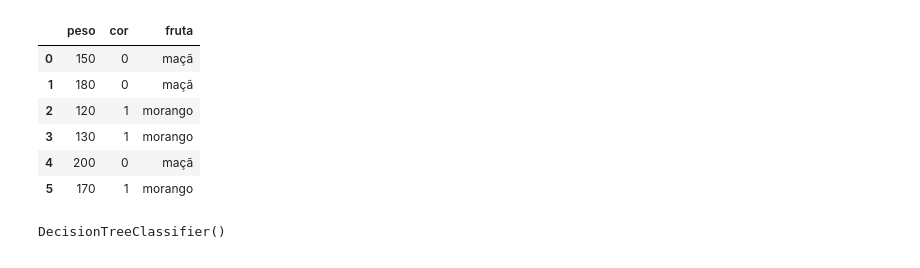
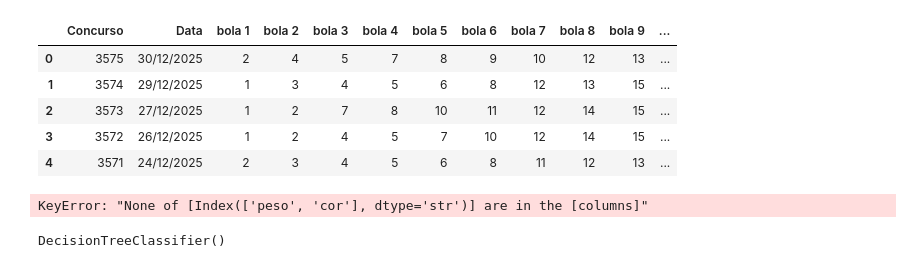
Before and after one commit to Julia-Gabriela/Inteligencia_Artificial_01-2026, a Jupyter notebook: Aula_4_Notebooks/Loterias_Colab.ipynb, the cells around one changed output. Drawn from its saved outputs; the diff is of its cells as text; code cells hidden in the pictures.

```diff
--- a/Aula_4_Notebooks/Loterias_Colab.ipynb
+++ b/Aula_4_Notebooks/Loterias_Colab.ipynb
@@ -16,16 +19,15 @@ import matplotlib.pyplot as plt
 # %%
 #ler CSV
 
-df = pd.read_csv('loteria.csv')
+df = pd.read_csv('loteria.csv', sep=';')
 df.head()
 # %% [output]
-|  | peso | cor | fruta |
-| 0 | 150 | 0 | maçã |
-| 1 | 180 | 0 | maçã |
-| 2 | 120 | 1 | morango |
-| 3 | 130 | 1 | morango |
-| 4 | 200 | 0 | maçã |
-| 5 | 170 | 1 | morango |
+|  | Concurso | Data | bola 1 | bola 2 | bola 3 | bola 4 | bola 5 | bola 6 | bola 7 | bola 8 | bola 9 | ... |
+| 0 | 3575 | 30/12/2025 | 2 | 4 | 5 | 7 | 8 | 9 | 10 | 12 | 13 | ... |
+| 1 | 3574 | 29/12/2025 | 1 | 3 | 4 | 5 | 6 | 8 | 12 | 13 | 15 | ... |
+| 2 | 3573 | 27/12/2025 | 1 | 2 | 7 | 8 | 10 | 11 | 12 | 14 | 15 | ... |
+| 3 | 3572 | 26/12/2025 | 1 | 2 | 4 | 5 | 7 | 10 | 12 | 14 | 15 | ... |
+| 4 | 3571 | 24/12/2025 | 2 | 3 | 4 | 5 | 6 | 8 | 11 | 12 | 13 | ... |
 # %%
 # 🔄 Preparar os dados para treino e teste
 
@@ -34,6 +36,8 @@ y = df['fruta']          # Rótulo
 
 # Dividir em treino (70%) e teste (30%)
 X_train, X_test, y_train, y_test = train_test_split(X, y, test_size=0.3, random_state=42)
+# %% [output]
+KeyError: "None of [Index(['peso', 'cor'], dtype='str')] are in the [columns]"
 # %%
 # 🧠 Criar e treinar o modelo de árvore de decisão
 
```
Also changed, not shown: parts of 2 cells of this notebook, 1 other file.
